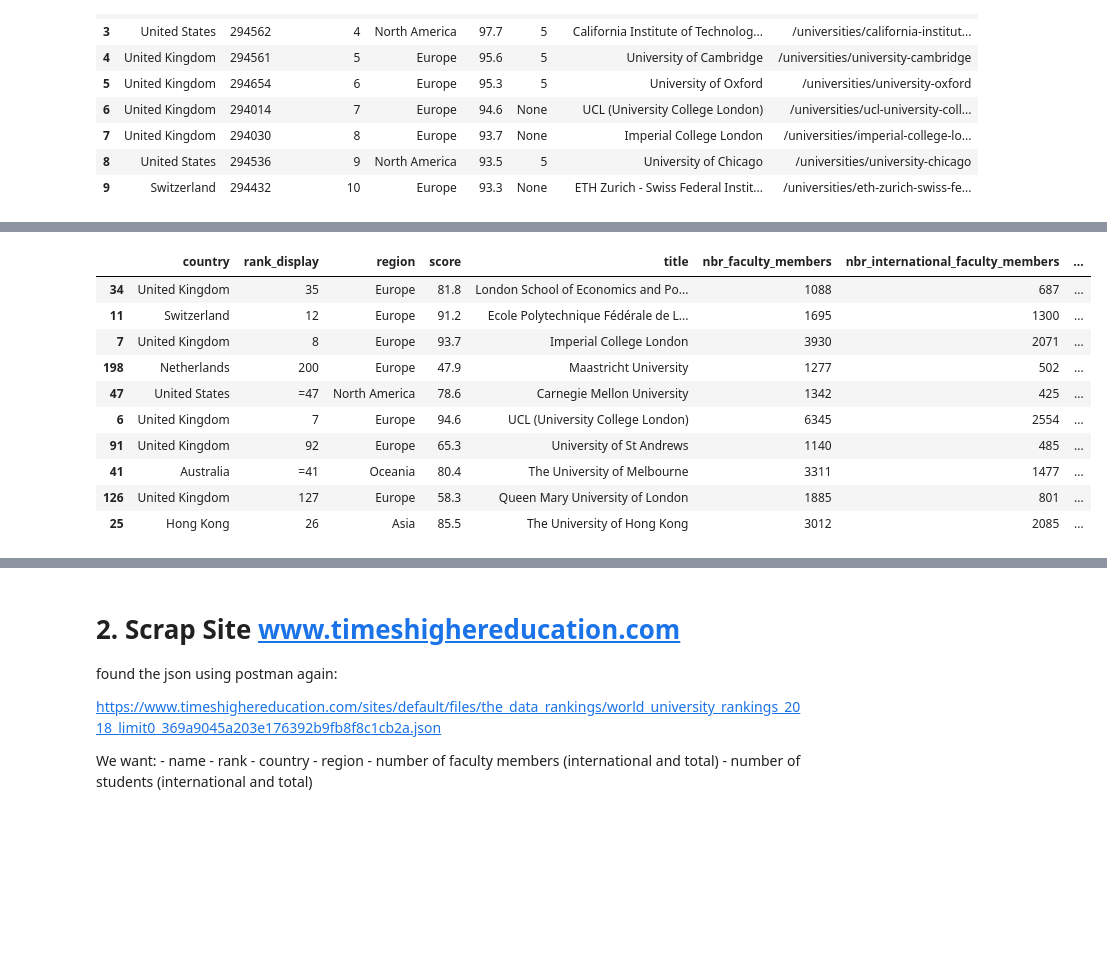
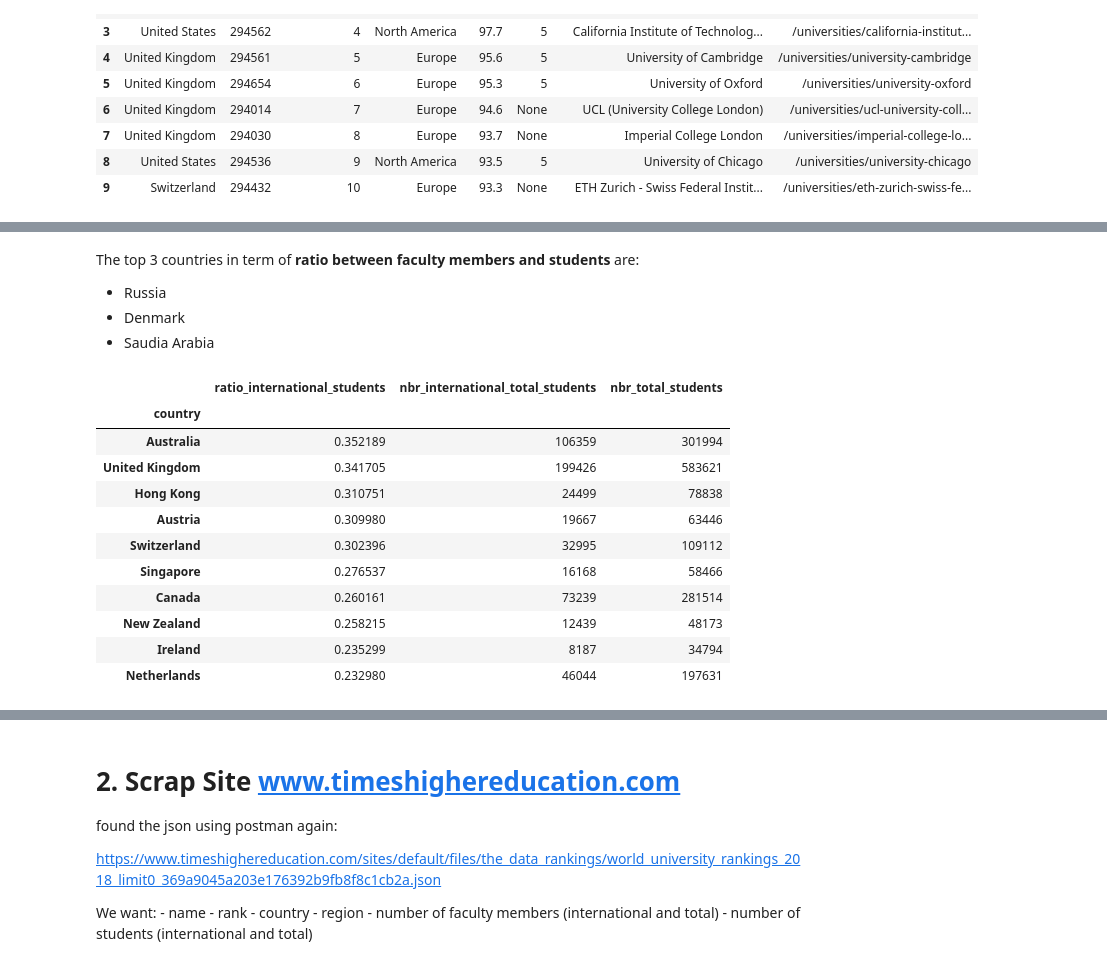
Before and after one commit to NicoBrun/ada2017, a Jupyter notebook: 02 - Data from the Web/Homework 2.ipynb, the cells around one changed output, grey strips where cells are left out. Drawn from its saved outputs; the diff is of its cells as text; code cells hidden in the pictures; blank space fills up the shorter version.

```diff
--- a/02 - Data from the Web/Homework 2.ipynb
+++ b/02 - Data from the Web/Homework 2.ipynb
@@ -24,10 +26,10 @@ We want:
 json_data = json.load(open('TopUniRanking.json'))
 df = json_normalize(json_data['data'])
 #the university are sorted by ranks, so we just need the 200 first indexes
-df_top200 = df.head(200)
+dfTopUni200 = df.head(200)
 #drop useless column information
-df_top200 = df_top200.drop(["cc","core_id","logo","guide"],axis=1)
-df_top200.head(10)
+dfTopUni200 = dfTopUni200.drop(["cc","core_id","logo","guide"],axis=1)
+dfTopUni200.head(10)
 # %% [output]
 |  | country | nid | rank_display | region | score | stars | title | url |
 | 0 | United States | 294850 | 1 | North America | 100 | 6 | Massachusetts Institute of Techno... | /universities/massachusetts-insti... |
@@ -52,11 +59,12 @@ The url of an university is contained in our previous dataFrame. And the pages a
 # %%
-listUrl = df_top200['url']
-#create a temp dataframe
+listUrl = dfTopUni200['url']
+#create a temporary dataframe
 index = range(200)
 columns = ["nbr_faculty_members","nbr_international_faculty_members","nbr_total_students","nbr_international_total_students"]
 temp_df = pd.DataFrame(index=index,columns=columns)
 
 #helper function that filter the html file and return the int corresponding to the special string htmlClass
+#return NaN if the object doesn't exist
 def findNumberOf(soup,htmlClass):
     filteredHtmlElements = soup.find_all('div', class_=htmlClass)
     #case if a field information is not given
@@ -96,0 +91,5 @@ df_top200_merged.head(10)
+# %%
+#merge the old dataframe with the new information
+#fullDataFrameTopUni200 contains all the information of the 200 top universities from www.topuniversities.com
+fullDataFrameTopUni200 = dfTopUni200.join(temp_df)
+fullDataFrameTopUni200.head(10)
@@ -123,0 +188,11 @@ yolo_df.sort_values(by='percent_fac_stud',ascending=False).head(10)
+# %%
+#filter the full dataFrame to only releveant parameters
+filteredDataFrame = fullDataFrameTopUni200.copy()[['country','region','nbr_faculty_members','nbr_international_faculty_members','nbr_total_students','nbr_international_total_students']]
+#aggregate the countries for question (c)
+countryDataFrame = filteredDataFrame.drop('region',axis=1).groupby('country').agg('sum')
+
+#the same helper functions are applied to create the 2 ratio into 2 new columns
+countryDataFrame['ratio_faculty_per_student'] = countryDataFrame.apply (lambda row: percentFacAndStud (row),axis=1)
+countryDataFrame['ratio_international_students'] = countryDataFrame.apply (lambda row: percentInterAndStud (row),axis=1)
+
+countryDataFrame[['ratio_faculty_per_student','nbr_faculty_members','nbr_total_students']].sort_values(by='ratio_faculty_per_student',ascending=False).head(10)
@@ -124,14 +212,20 @@ yolo_df.sort_values(by='percent_fac_stud',ascending=False).head(10)
+# %% [markdown]
+The top 3 countries in term of **ratio between faculty members and students** are:
+* Russia
+* Denmark
+* Saudia Arabia
 # %%
-yolo_df.sort_values(by='percent_inter_stud',ascending=False).head(10)
+countryDataFrame[['ratio_international_students','nbr_international_total_students','nbr_total_students']].sort_values(by='ratio_international_students',ascending=False).head(10)
 # %% [output]
-|  | country | rank_display | region | score | title | nbr_faculty_members | nbr_international_faculty_members | ... |
-| 34 | United Kingdom | 35 | Europe | 81.8 | London School of Economics and Po... | 1088 | 687 | ... |
-| 11 | Switzerland | 12 | Europe | 91.2 | Ecole Polytechnique Fédérale de L... | 1695 | 1300 | ... |
-| 7 | United Kingdom | 8 | Europe | 93.7 | Imperial College London | 3930 | 2071 | ... |
-| 198 | Netherlands | 200 | Europe | 47.9 | Maastricht University | 1277 | 502 | ... |
-| 47 | United States | =47 | North America | 78.6 | Carnegie Mellon University | 1342 | 425 | ... |
-| 6 | United Kingdom | 7 | Europe | 94.6 | UCL (University College London) | 6345 | 2554 | ... |
-| 91 | United Kingdom | 92 | Europe | 65.3 | University of St Andrews | 1140 | 485 | ... |
-| 41 | Australia | =41 | Oceania | 80.4 | The University of Melbourne | 3311 | 1477 | ... |
-| 126 | United Kingdom | 127 | Europe | 58.3 | Queen Mary University of London | 1885 | 801 | ... |
-| 25 | Hong Kong | 26 | Asia | 85.5 | The University of Hong Kong | 3012 | 2085 | ... |
+|  | ratio_international_students | nbr_international_total_students | nbr_total_students |
+| country |  |  |  |
+| Australia | 0.352189 | 106359 | 301994 |
+| United Kingdom | 0.341705 | 199426 | 583621 |
+| Hong Kong | 0.310751 | 24499 | 78838 |
+| Austria | 0.309980 | 19667 | 63446 |
+| Switzerland | 0.302396 | 32995 | 109112 |
+| Singapore | 0.276537 | 16168 | 58466 |
+| Canada | 0.260161 | 73239 | 281514 |
+| New Zealand | 0.258215 | 12439 | 48173 |
+| Ireland | 0.235299 | 8187 | 34794 |
+| Netherlands | 0.232980 | 46044 | 197631 |
```
Also changed, not shown: parts of 18 cells of this notebook.
